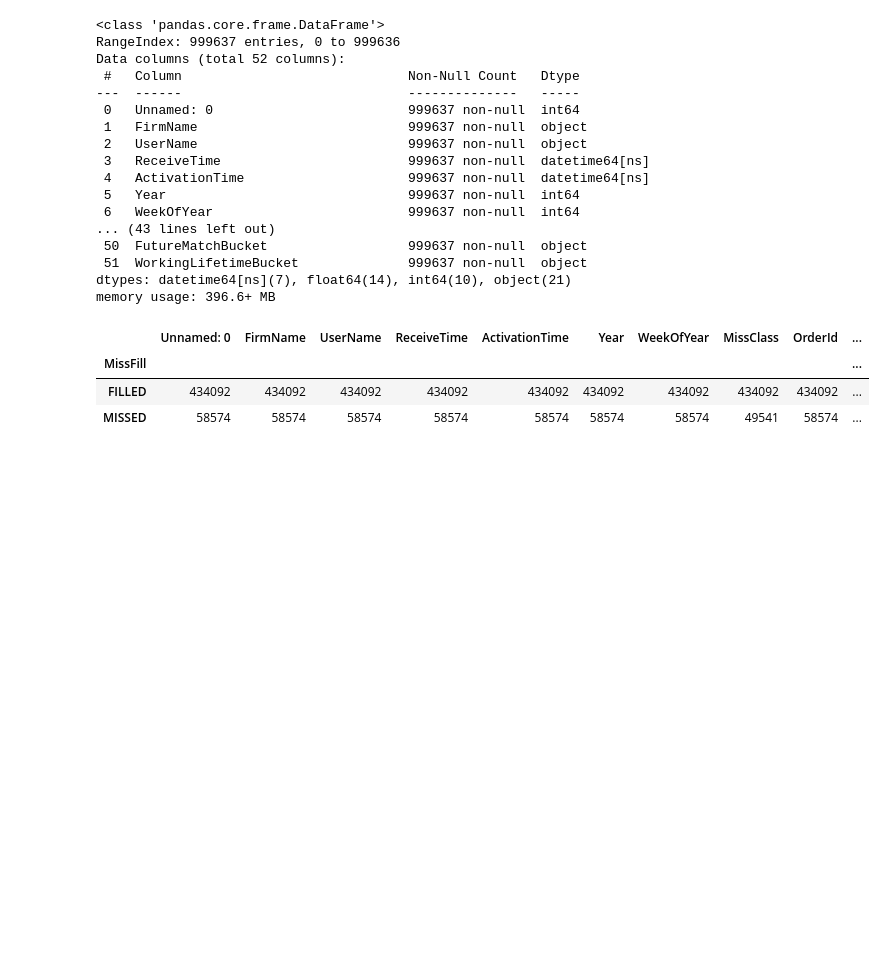
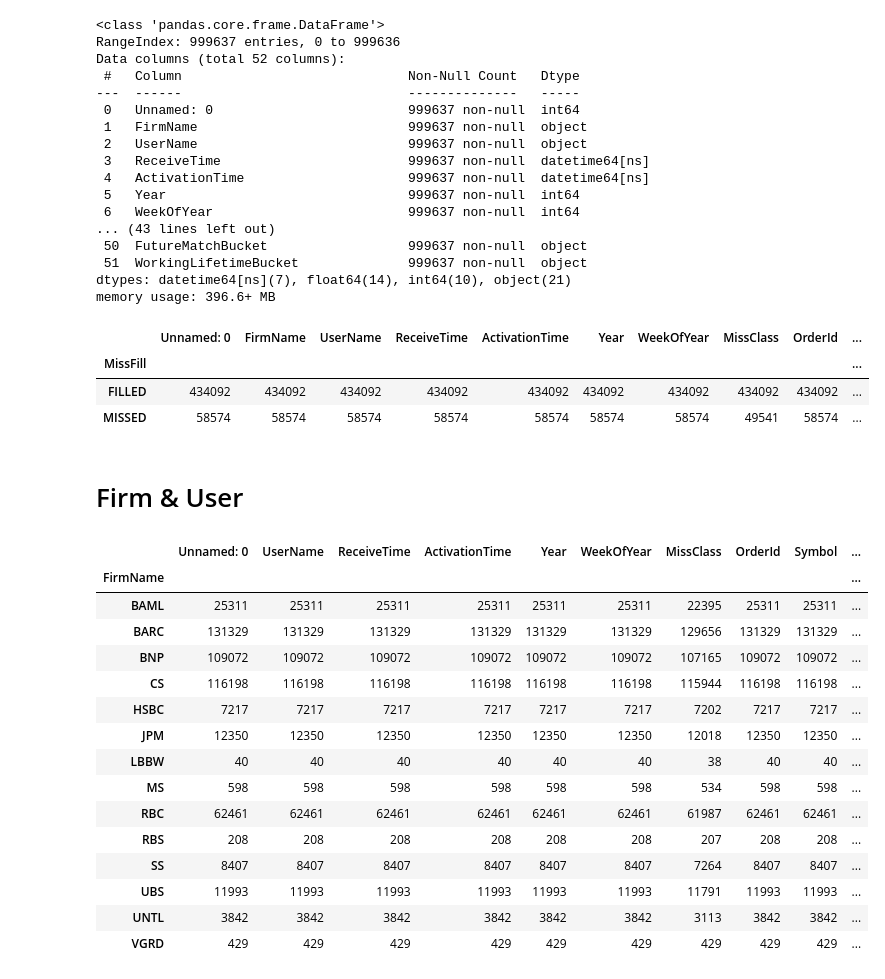
Before and after one commit to denisdunn/curex_group, a Jupyter notebook: denis_fill_miss.ipynb, the cells around one changed output. Drawn from its saved outputs; the diff is of its cells as text; code cells hidden in the pictures; blank space fills up the shorter version.

```diff
--- a/denis_fill_miss.ipynb
+++ b/denis_fill_miss.ipynb
@@ -1271,3 +1349,24 @@ df[df['AggressivePassive']=='AGGRESSIVE'].groupby('MissFill').count()
 | MissFill |  |  |  |  |  |  |  |  |  | ... |
 | FILLED | 434092 | 434092 | 434092 | 434092 | 434092 | 434092 | 434092 | 434092 | 434092 | ... |
 | MISSED | 58574 | 58574 | 58574 | 58574 | 58574 | 58574 | 58574 | 49541 | 58574 | ... |
+# %% [markdown]
+# Firm & User
+# %%
+df[df['MissFill']=='MISSED'].groupby('FirmName').count()
+# %% [output]
+|  | Unnamed: 0 | UserName | ReceiveTime | ActivationTime | Year | WeekOfYear | MissClass | OrderId | Symbol | ... |
+| FirmName |  |  |  |  |  |  |  |  |  | ... |
+| BAML | 25311 | 25311 | 25311 | 25311 | 25311 | 25311 | 22395 | 25311 | 25311 | ... |
+| BARC | 131329 | 131329 | 131329 | 131329 | 131329 | 131329 | 129656 | 131329 | 131329 | ... |
+| BNP | 109072 | 109072 | 109072 | 109072 | 109072 | 109072 | 107165 | 109072 | 109072 | ... |
+| CS | 116198 | 116198 | 116198 | 116198 | 116198 | 116198 | 115944 | 116198 | 116198 | ... |
+| HSBC | 7217 | 7217 | 7217 | 7217 | 7217 | 7217 | 7202 | 7217 | 7217 | ... |
+| JPM | 12350 | 12350 | 12350 | 12350 | 12350 | 12350 | 12018 | 12350 | 12350 | ... |
+| LBBW | 40 | 40 | 40 | 40 | 40 | 40 | 38 | 40 | 40 | ... |
+| MS | 598 | 598 | 598 | 598 | 598 | 598 | 534 | 598 | 598 | ... |
+| RBC | 62461 | 62461 | 62461 | 62461 | 62461 | 62461 | 61987 | 62461 | 62461 | ... |
+| RBS | 208 | 208 | 208 | 208 | 208 | 208 | 207 | 208 | 208 | ... |
+| SS | 8407 | 8407 | 8407 | 8407 | 8407 | 8407 | 7264 | 8407 | 8407 | ... |
+| UBS | 11993 | 11993 | 11993 | 11993 | 11993 | 11993 | 11791 | 11993 | 11993 | ... |
+| UNTL | 3842 | 3842 | 3842 | 3842 | 3842 | 3842 | 3113 | 3842 | 3842 | ... |
+| VGRD | 429 | 429 | 429 | 429 | 429 | 429 | 429 | 429 | 429 | ... |
```
Also changed, not shown: parts of 23 cells of this notebook, 4 other files.
